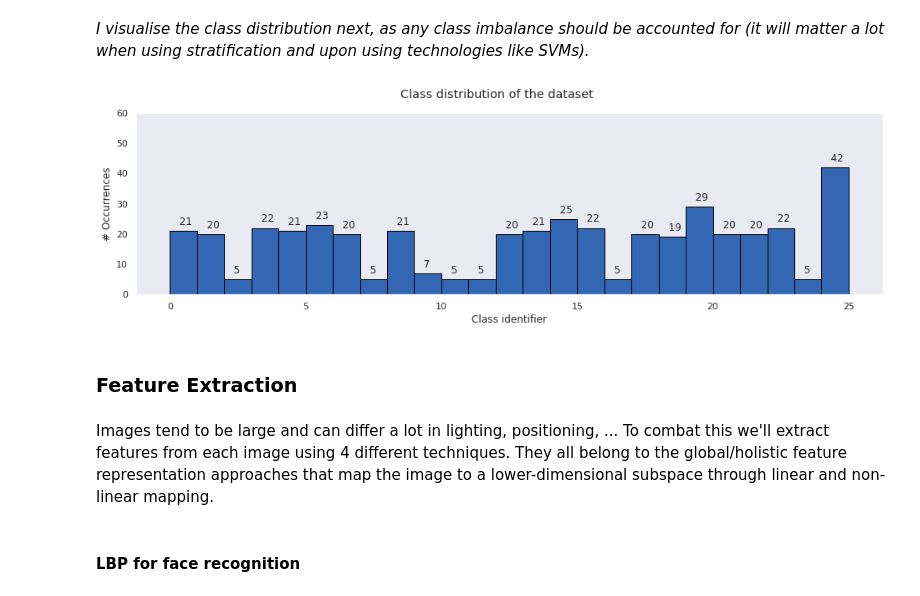
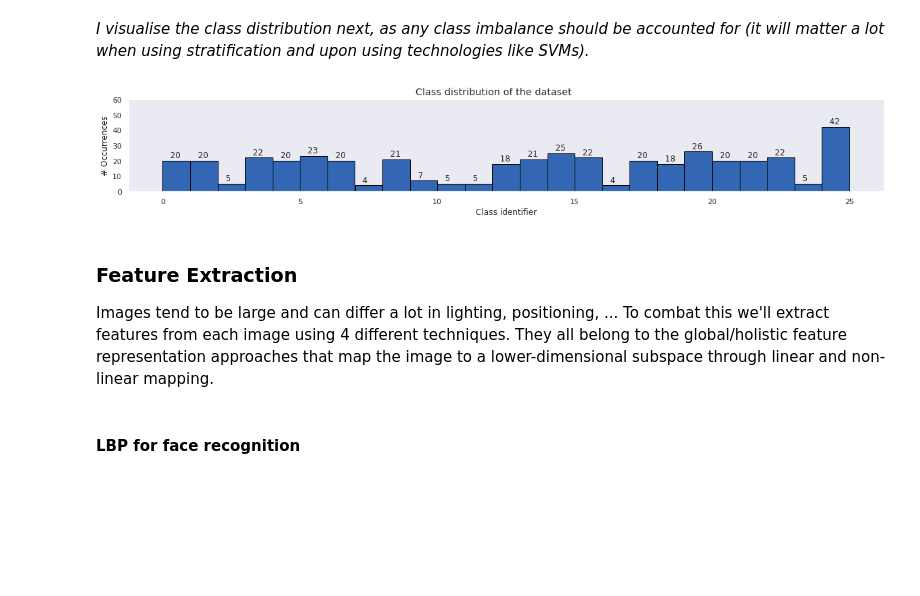
Before and after one commit to BrunoVandekerkhove/biometric-systems, a Jupyter notebook: face_recognition/facial_recognition.ipynb, the cells around one changed output. Drawn from its saved outputs; the diff is of its cells as text; code cells hidden in the pictures; blank space fills up the shorter version.

Commit message:
Fixed bugs in detection code

```diff
--- a/face_recognition/facial_recognition.ipynb
+++ b/face_recognition/facial_recognition.ipynb
@@ -62,8 +60,16 @@ datasetPath = Path("CalTechFacesDirs")
 imagePaths = list(datasetPath.glob("*/*.jpg"))
 
 # Read image and label information
-imgs = [read_img(imagePath) for imagePath in tqdm_notebook(imagePaths)]
-data = pd.DataFrame(imgs, columns =['images', 'target']).to_dict('list')
+read_images_path = './pickle/caltech.p'
+if os.path.isfile(read_images_path):
+  saved_pickle_file = open(read_images_path, 'rb')
+  data = pickle.load(saved_pickle_file)
+else:
+  imgs = [read_img(imagePath) for imagePath in tqdm_notebook(imagePaths)]
+  data = pd.DataFrame(imgs, columns =['images', 'target']).to_dict('list')
+  tosave_pickle_file = open(read_images_path, 'wb')
+  pickle.dump(data, tosave_pickle_file)
+
 
 # Check if all images were found successfully (5 images were removed from the original set)
 assert len(data['images']) == len(data['target']) == 445
@@ -99,7 +105,7 @@ class FaceDetectionStrategy(ABC):
     feat_data, face_images, face_labels, not_detected = [], [], [], []
     for idx in tqdm_notebook(range(len(images))):
       image = images[idx]
-      label = images[idx]
+      label = labels[idx]
       faces = self.detect(image, minsize)
       if take_largest and len(faces) > 1:
         faces = [faces[np.argmax([w*h for (x,y,w,h) in faces])]]
@@ -115,7 +121,7 @@ class FaceDetectionStrategy(ABC):
         face_flatten = face.flatten()
         face_images.append(np.expand_dims(face, axis=-1)), feat_data.append(face_flatten), face_labels.append(label)
     label_encoder = LabelEncoder()
-    targets = label_encoder.fit_transform(labels)
+    targets = label_encoder.fit_transform(face_labels)
     return Bunch( data       = np.array(feat_data),
                   images     = np.array(face_images),
                   labels     = np.array(face_labels),
@@ -134,7 +140,4 @@ class FaceDetectionHaar(FaceDetectionStrategy):
         minSize = minsize,
         flags = cv2.CASCADE_SCALE_IMAGE
     )
-# %%
-detection_strategy = FaceDetectionHaar()
-faces = detection_strategy.detect_multi(data['images'], data['target'], paths=imagePaths, take_largest=False)
 # %% [markdown]
@@ -156,0 +147,11 @@ Did not find exactly one face in image at path :  CalTechFacesDirs/person_013/im
+# %%
+# Detect faces with Viola-Jones detector and save to disk
+detection_strategy = FaceDetectionHaar()
+faces_path = './pickle/caltech_faces.p'
+if os.path.isfile(faces_path):
+  saved_pickle_file = open(faces_path, 'rb')
+  faces = pickle.load(saved_pickle_file)
+else:
+  faces = detection_strategy.detect_multi(data['images'], data['target'], paths=imagePaths, take_largest=True)
+  tosave_pickle_file = open(faces_path, 'wb')
+  pickle.dump(faces, tosave_pickle_file)
@@ -188,21 +191,21 @@ for ax, im, t in zip(grid, faces['images'], faces['target']):
 # %%
 # Visualise class distribution
 center_plots()
-figure, axes = plt.subplots(figsize=(16,4))
+figure, axes = plt.subplots(figsize=(20,2.5))
 figure.suptitle('Class distribution of the dataset')
 nb_bins = max(faces.target)
 histogram = axes.hist(faces.target, color=(0.2,0.4,0.7), edgecolor='black', histtype='bar', bins=nb_bins)
 for i in range(nb_bins):
   plt.text(histogram[1][i], histogram[0][i]+2, "   " + str(int(histogram[0][i])))
 axes.set(xlabel='Class identifier')
 axes.set(ylabel='# Occurrences')
 axes.set(ylim=[0.0,60.0])
 plt.show()
 # %% [output]
-[figure, old version]
+[figure, new version]
-# %% [markdown]
-### Feature Extraction
 # %% [markdown]
+### Feature Extraction
+
 Images tend to be large and can differ a lot in lighting, positioning, ... To combat this we'll extract features from each image using 4 different techniques. They all belong to the global/holistic feature representation approaches that map the image to a lower-dimensional subspace through linear and non-linear mapping.
 # %%
 from abc import ABC, abstractmethod
```
Also changed, not shown: parts of 9 cells of this notebook.
